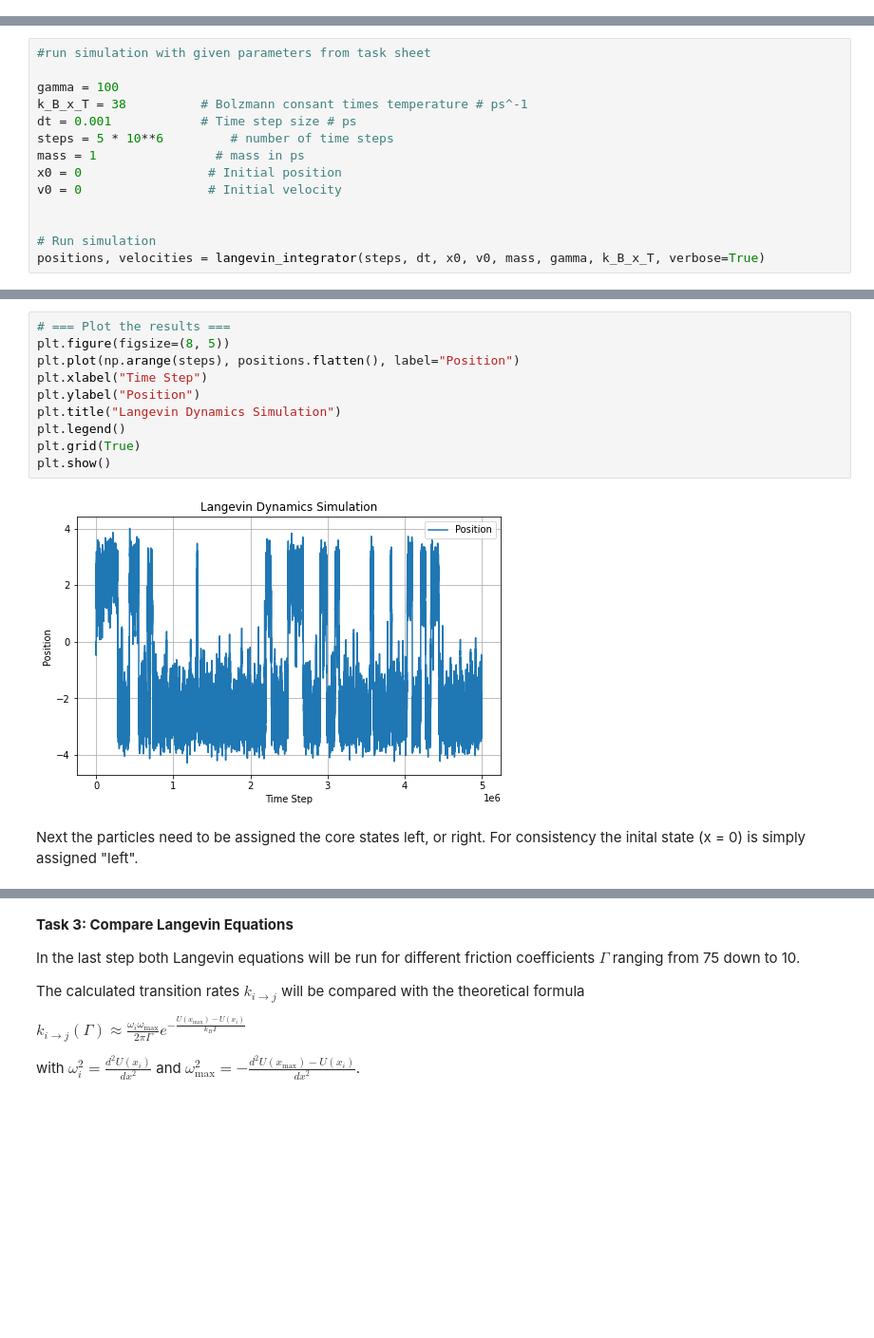
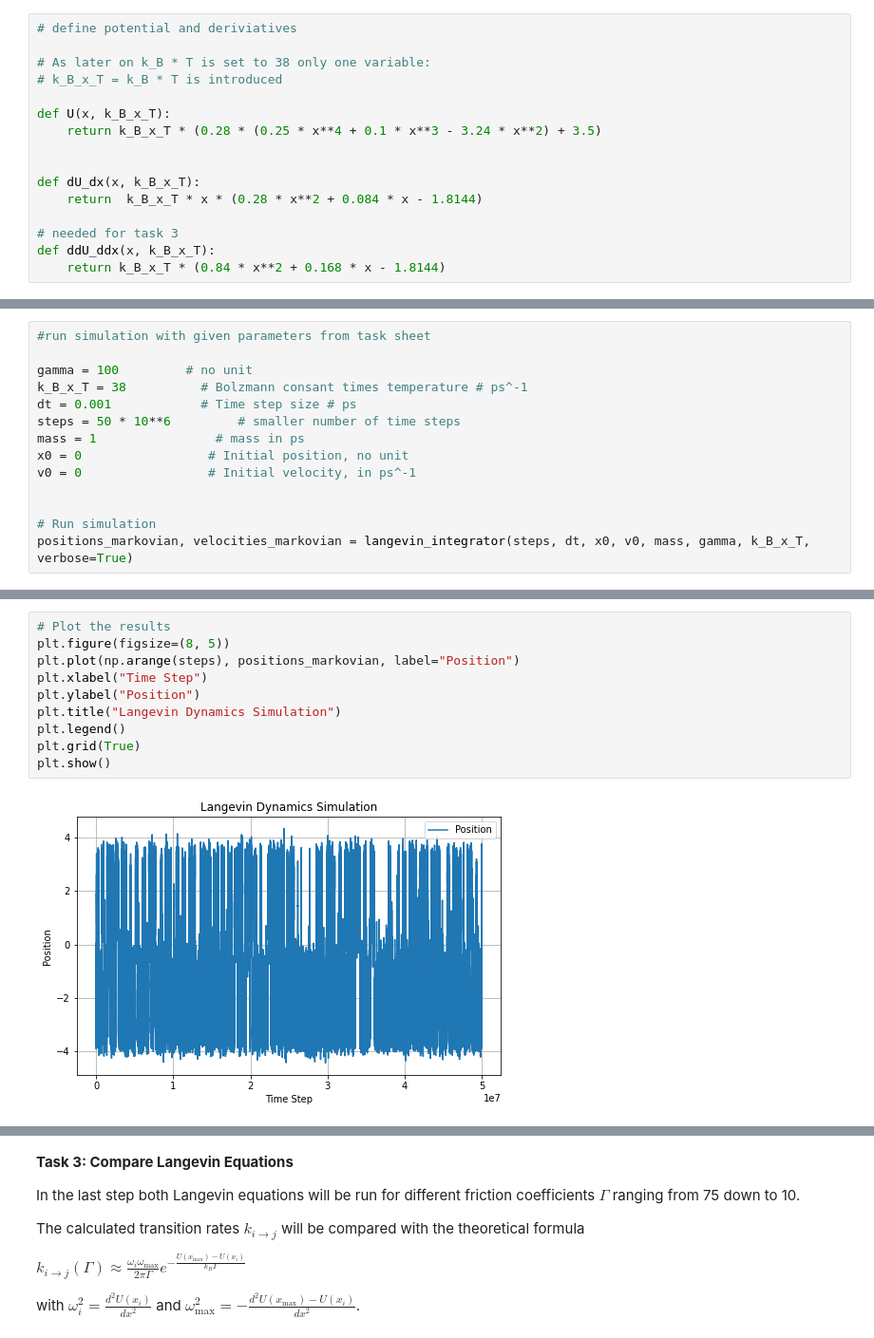
Before and after one commit to fsonak/VL_CCS, a Jupyter notebook: final_project_project_5.ipynb, the cells around one changed output, grey strips where cells are left out. Shown at 95% size. Cells and saved outputs as stored; diff of their text form; blank space fills up the shorter version.

Commit message:
task 1, 2, 3 working. Check Physics, interpret results, and improve the markdown

```diff
--- a/final_project_project_5.ipynb
+++ b/final_project_project_5.ipynb
@@ -94,0 +50,16 @@ plt.show()
+# %%
+# define potential and deriviatives
+
+# As later on k_B * T is set to 38 only one variable:
+# k_B_x_T = k_B * T is introduced
+
+def U(x, k_B_x_T):
+    return k_B_x_T * (0.28 * (0.25 * x**4 + 0.1 * x**3 - 3.24 * x**2) + 3.5)
+
+
+def dU_dx(x, k_B_x_T):
+    return  k_B_x_T * x * (0.28 * x**2 + 0.084 * x - 1.8144)
+
+# needed for task 3
+def ddU_ddx(x, k_B_x_T):
+    return k_B_x_T * (0.84 * x**2 + 0.168 * x - 1.8144)
@@ -165,15 +155,15 @@ def langevin_integrator(steps, dt, x0, v0, mass, gamma, k_B_x_T, verbose=False):
 # %%
 #run simulation with given parameters from task sheet
 
-gamma = 100
+gamma = 100         # no unit
 k_B_x_T = 38          # Bolzmann consant times temperature # ps^-1
 dt = 0.001            # Time step size # ps
-steps = 5 * 10**6         # number of time steps
+steps = 50 * 10**6         # smaller number of time steps
 mass = 1                # mass in ps
-x0 = 0                 # Initial position
-v0 = 0                 # Initial velocity
+x0 = 0                 # Initial position, no unit
+v0 = 0                 # Initial velocity, in ps^-1
 
 
 # Run simulation
-positions, velocities = langevin_integrator(steps, dt, x0, v0, mass, gamma, k_B_x_T, verbose=True)
+positions_markovian, velocities_markovian = langevin_integrator(steps, dt, x0, v0, mass, gamma, k_B_x_T, verbose=True)
 # %% [output]
@@ -191,14 +190,12 @@ Time elapsed: 69.04 seconds
 # %%
-# === Plot the results ===
+# Plot the results
 plt.figure(figsize=(8, 5))
-plt.plot(np.arange(steps), positions.flatten(), label="Position")
+plt.plot(np.arange(steps), positions_markovian, label="Position")
 plt.xlabel("Time Step")
 plt.ylabel("Position")
 plt.title("Langevin Dynamics Simulation")
 plt.legend()
 plt.grid(True)
 plt.show()
 # %% [output]
-[figure, old version]
+[figure, new version]
-# %% [markdown]
-Next the particles need to be assigned the core states left, or right. For consistency the inital state (x = 0) is simply assigned "left".
```
Also changed, not shown: parts of 67 cells of this notebook.
